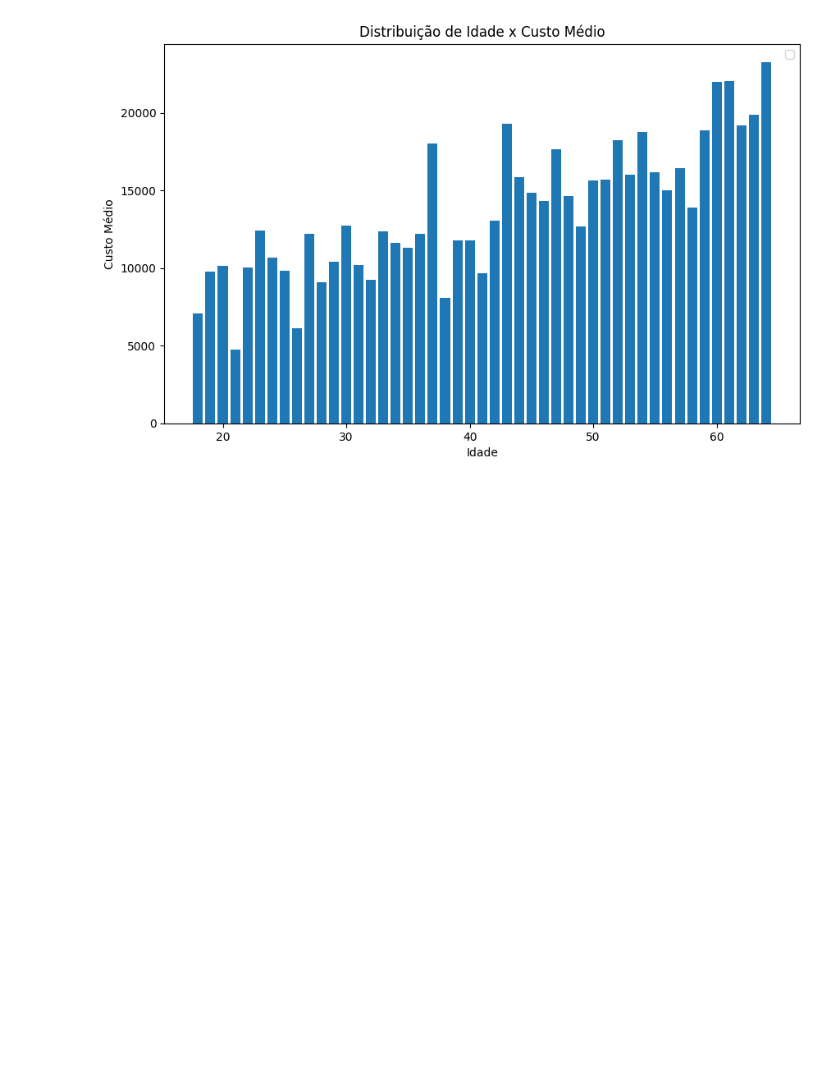
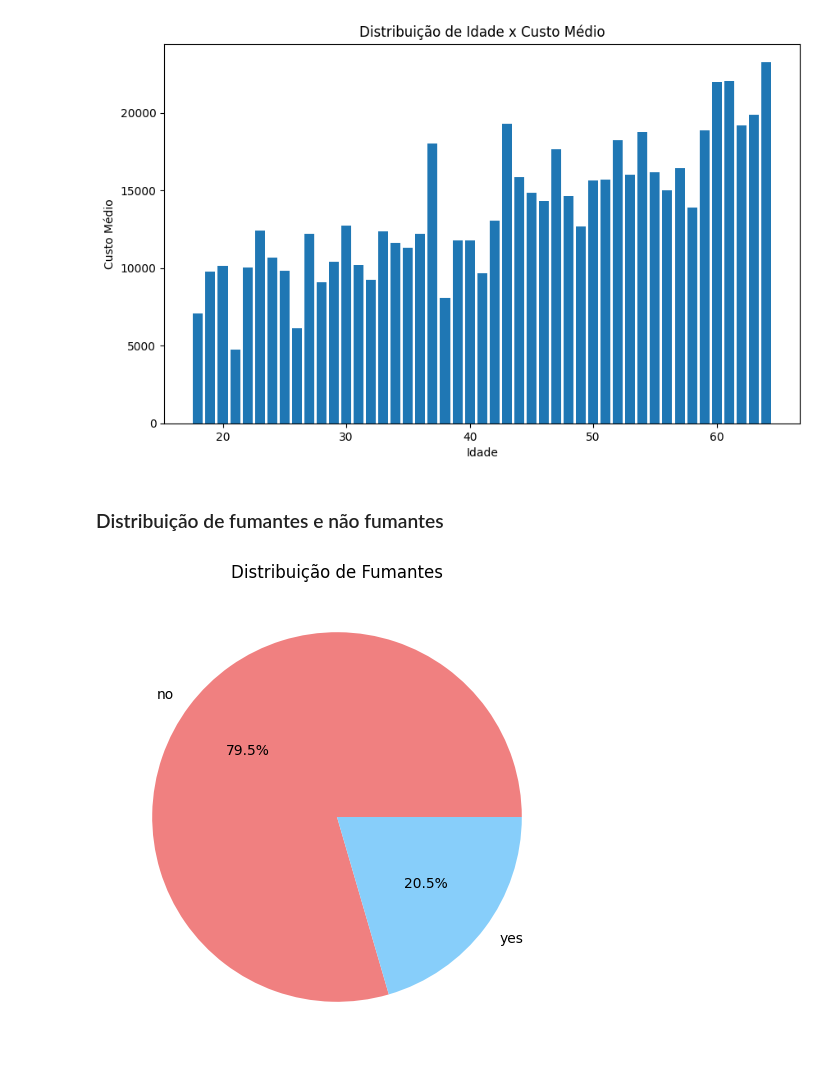
Before and after one commit to fabiobaroliveira/analise_exploratoria_de_dados, a Jupyter notebook: projeto_seguradora/analise_exploratoria_seguro_saude.ipynb, the cells around one changed output. Cells and saved outputs as stored; diff of their text form; code cells hidden in the pictures; blank space fills up the shorter version.

```diff
--- a/projeto_seguradora/analise_exploratoria_seguro_saude.ipynb
+++ b/projeto_seguradora/analise_exploratoria_seguro_saude.ipynb
@@ -134,3 +138,20 @@ plt.legend()
 plt.show()
 # %% [output]
 [figure]
+# %% [markdown]
+### Distribuição de fumantes e não fumantes
+# %%
+# import matplotlib.pyplot as plt
+
+# Agrpando dados
+
+fumantes_porcentagem = df['smoker'].value_counts(normalize=True) * 100
+
+#cria o gráfico
+plt.figure(figsize=(10,6))
+cores = ['lightcoral', 'lightskyblue']
+plt.pie(fumantes_porcentagem, labels=fumantes_porcentagem.index, autopct='%1.1f%%', colors=cores)
+plt.title('Distribuição de Fumantes')
+plt.show()
+# %% [output]
+[figure, added]
```
Also changed, not shown: parts of 7 cells of this notebook.
